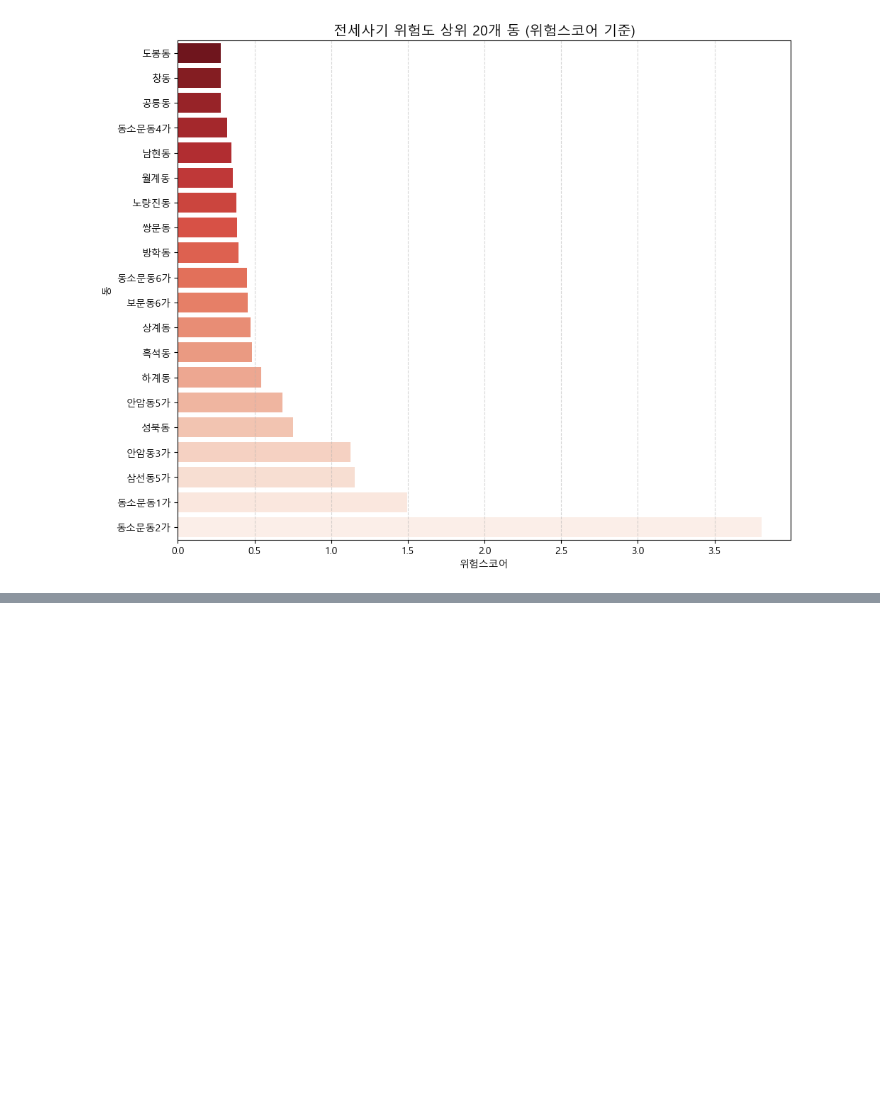
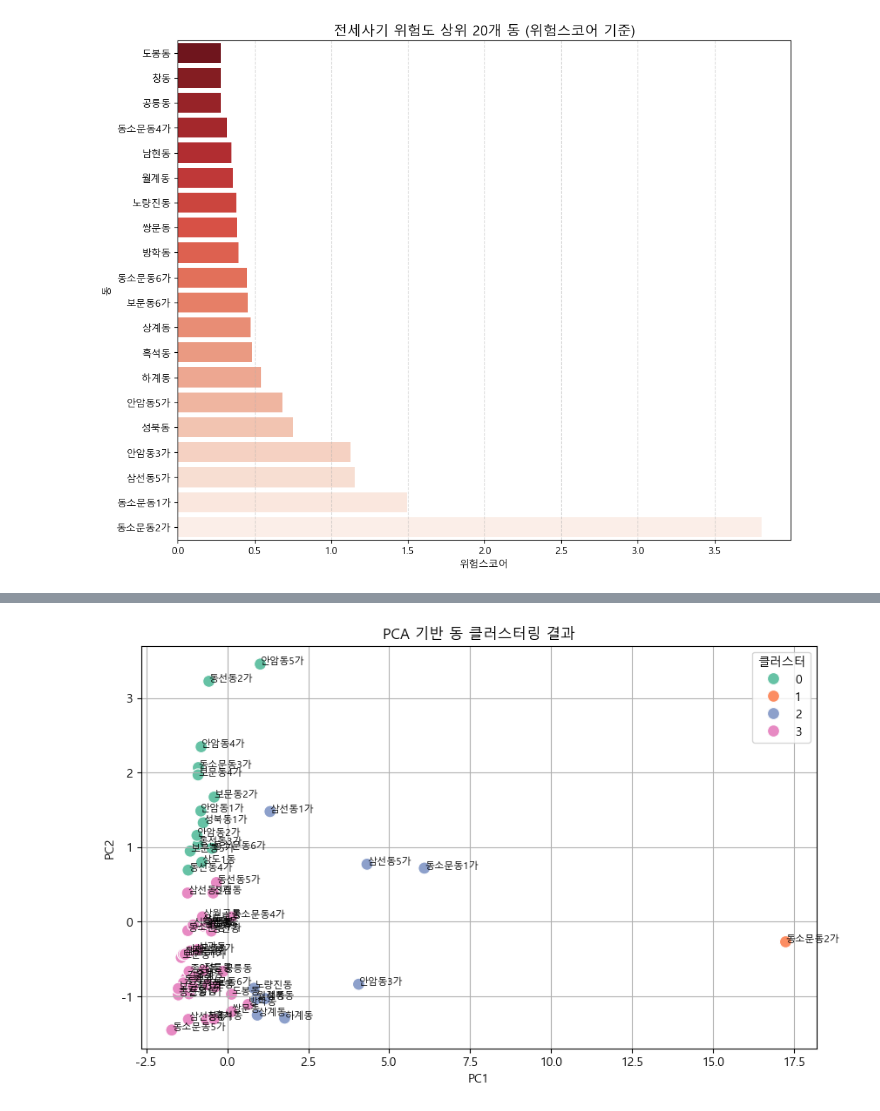
Before and after one commit to skqkrl/SDC_project, a Jupyter notebook: geumhui_전세사기.ipynb, the cells around one changed output, grey strips where cells are left out. Saved outputs shown, nothing was run; the diff lists cells and outputs as text; code cells hidden in the pictures; blank space fills up the shorter version.

```diff
--- a/geumhui_전세사기.ipynb
+++ b/geumhui_전세사기.ipynb
@@ -632,0 +567,20 @@ top_20_dong
+# %%
+from geopy.geocoders import Nominatim
+import time
+
+geolocator = Nominatim(user_agent="dong-risk-map")
+dong_list = 동별_지표['동'].unique()
+dong_coords = {}
+
+for dong in dong_list:
+    try:
+        location = geolocator.geocode(f"서울특별시 {dong}")
+        if location:
+            dong_coords[dong] = (location.latitude, location.longitude)
+        time.sleep(1)  # API 과부하 방지
+    except:
+        dong_coords[dong] = (None, None)
+
+dong_coord_df = pd.DataFrame.from_dict(dong_coords, orient='index', columns=['lat', 'lon']).reset_index()
+dong_coord_df.columns = ['동', 'lat', 'lon']
+동별_지표 = 동별_지표.merge(dong_coord_df, on='동', how='left')
@@ -633,3 +636,37 @@ top_20_dong
+# %%
+from sklearn.preprocessing import RobustScaler
+from sklearn.decomposition import PCA
+from sklearn.cluster import KMeans
+import seaborn as sns
+import matplotlib.pyplot as plt
+
+# 클러스터링 대상 컬럼
+score_cols = ['전세금_이상비율', '동조건_이상비율', '거래집중비율', '노후이상비율', '평균_전세가율']
+
+# 정규화
+scaler = RobustScaler()
+X_scaled = scaler.fit_transform(동별_지표[score_cols])
+
+# PCA
+pca = PCA(n_components=2)
+X_pca = pca.fit_transform(X_scaled)
+동별_지표['PC1'] = X_pca[:, 0]
+동별_지표['PC2'] = X_pca[:, 1]
+
+# KMeans 클러스터링
+kmeans = KMeans(n_clusters=4, random_state=0)
+동별_지표['클러스터'] = kmeans.fit_predict(X_scaled)
+
+# 시각화
+plt.figure(figsize=(10, 6))
+sns.scatterplot(data=동별_지표, x='PC1', y='PC2', hue='클러스터', palette='Set2', s=100)
+for i, row in 동별_지표.iterrows():
+    plt.text(row['PC1'], row['PC2'], row['동'], fontsize=8)
+plt.title('PCA 기반 동 클러스터링 결과')
+plt.grid(True)
+plt.show()
+# %% [output]
+[figure, added]
 # %%
 import pandas as pd
 import numpy as np
```
Also changed, not shown: parts of 12 cells of this notebook, 4 other files.
